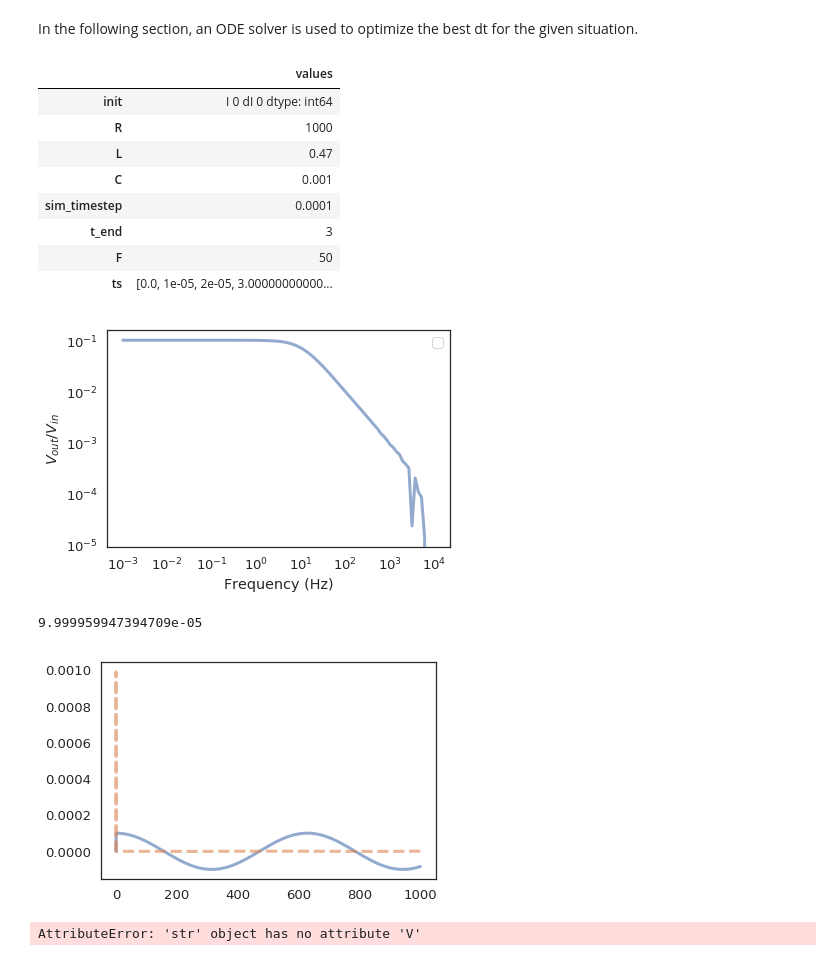
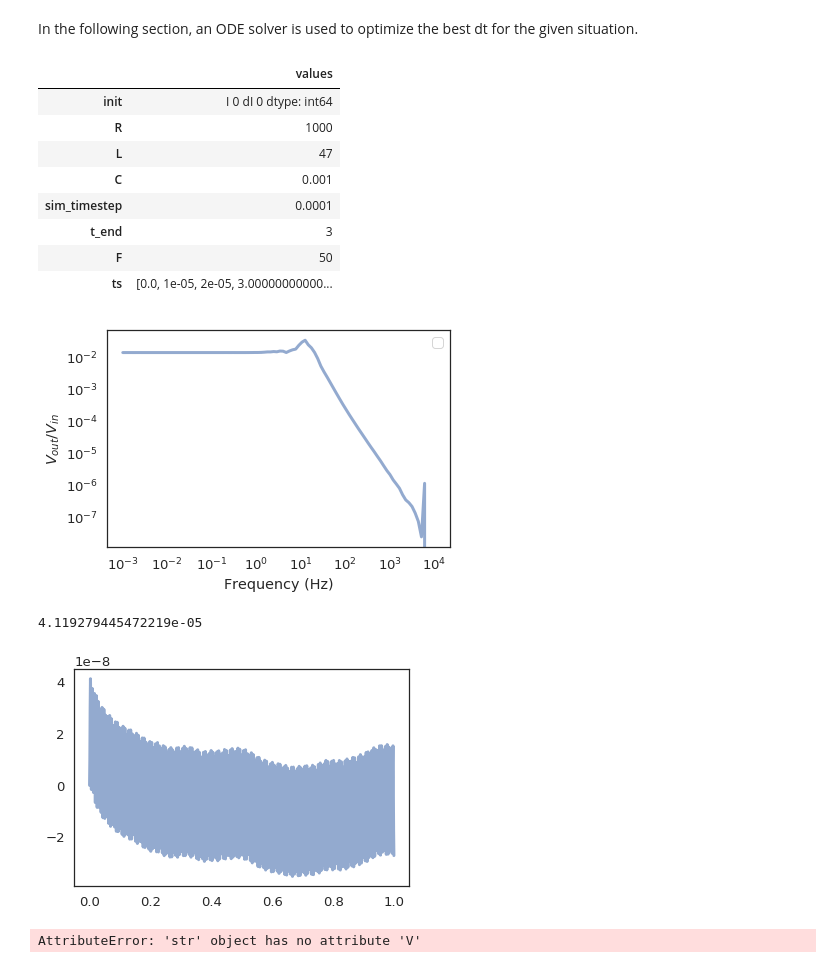
Before and after one commit to solomondg/ModSim_Proj2, a Jupyter notebook: notebook.ipynb, the cells around one changed output. Saved outputs shown, nothing was run; the diff lists cells and outputs as text; code cells hidden in the pictures.

```diff
--- a/notebook.ipynb
+++ b/notebook.ipynb
@@ -215,7 +215,8 @@ def slope_func(state, t, system):
     R = system.R
     L = system.L
     C = system.C
-    dV = np.cos(t*system.F)
+    dV = np.cos(t*system.F) + np.sin(t*system.F) * 1j
+    #dV = 0
     n_d2I = dV/L + -(R/L * dI) + -(1/(C*L) * I)
     n_dI = dV/R  + -(1/(R*C) * I) + -(L/R * n_d2I)
     return [n_dI, n_d2I]
@@ -223,7 +224,7 @@ def slope_func(state, t, system):
 system = System(
     init=State(I=0, dI=0),
     R=1000,
-    L=0.47,
+    L=47,
     C=0.001,
     sim_timestep=0.0001,
     t_end=3,
@@ -234,7 +235,7 @@ system = System(
 |  | values |
 | init | I 0 dI 0 dtype: int64 |
 | R | 1000 |
-| L | 0.47 |
+| L | 47 |
 | C | 0.001 |
 | sim_timestep | 0.0001 |
 | t_end | 3 |
@@ -259,8 +260,8 @@ for i in tqdm(np.logspace(-3, 4, 100)):
     sys = System(
         init=State(I=0, dI=0),
         R=1000,
-        L=0.0047,
-        C=0.0001,
+        L=470,
+        C=0.00001,
         sim_timestep=0.001,
         t_end=t_end,
         F=i,
@@ -279,26 +280,26 @@ decorate(xlabel='Frequency (Hz)',
          ylabel='$V_{out} / V_{in}$',
          xscale='log', yscale='log')
 # %% [output]
-[figure, old version]
+[figure, new version]
 # %%
 sys = System(
     init=State(I=0, dI=0),
     R=1000,
-    L=0.0047,
-    C=0.0001,
+    L=47,
+    C=0.1,
     sim_timestep=0.001,
-    t_end=1000,
-    F=10e-3,
-    ts=[i*0.001 for i in range(int(round(1000/0.001)))],
+    t_end=1,
+    F=1000,
+    ts=[i*0.001 for i in range(int(round(1/0.001)))],
 )
 
 res = run_odeint(sys, slope_func)
 plot(res['I'])
-plot(res['dI'], '--')
-i_amp = (np.max(res['I']) - np.min(res['I']))/2
+#plot(res['dI'], '--')
+i_amp = np.max(res['I'])*R
 # %% [output]
-9.999959947394709e-05
+4.119279445472219e-05
-[figure, old version]
+[figure, new version]
 # %%
 def plot_results_V(results):
 
```
